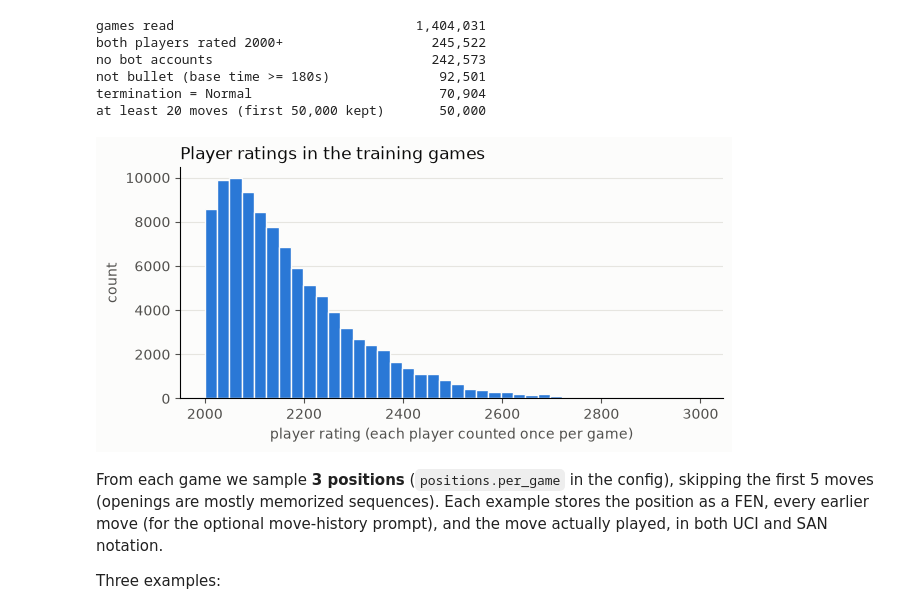
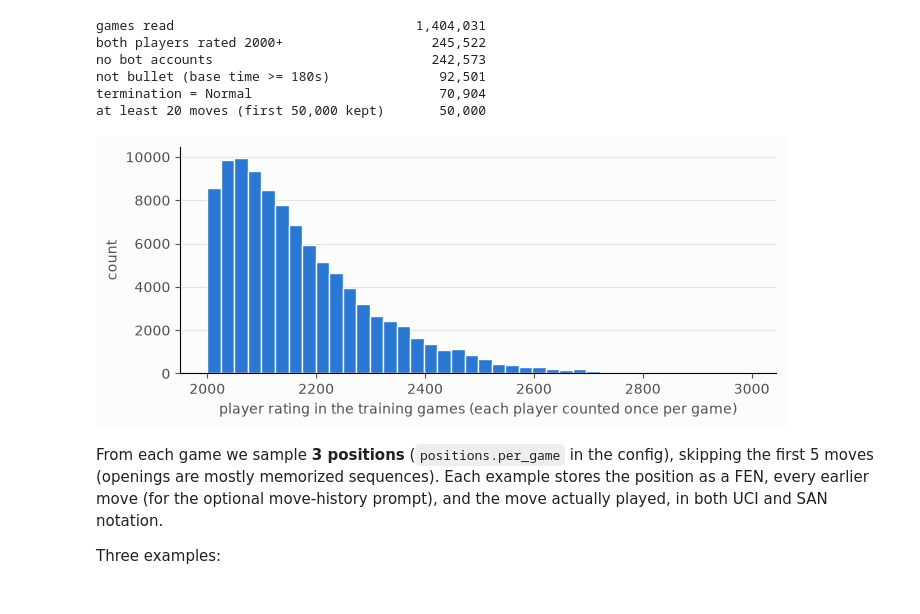
Before and after one commit to adrianapsay/cs289-final-project, a Jupyter notebook: notebooks/01_data_pipeline.ipynb, the cells around one changed output. Cells and saved outputs as stored; diff of their text form; code cells hidden in the pictures.

```diff
--- a/notebooks/01_data_pipeline.ipynb
+++ b/notebooks/01_data_pipeline.ipynb
@@ -19,16 +19,17 @@ import json
 
 import chess
 import chess.svg
-import matplotlib.pyplot as plt
 import pandas as pd
 import yaml
 from IPython.display import SVG, display
 
 from chesslm.config import REPO_ROOT, load_config
-from chesslm import data
+from chesslm import data, plots
 
 cfg = load_config("data")
 SEED = cfg["seed"]
+FIGURES = REPO_ROOT / "results" / "figures"
+FIGURES.mkdir(parents=True, exist_ok=True)
 print(yaml.safe_dump(cfg, sort_keys=False))
 # %% [output]
 seed: 42
@@ -174,10 +155,11 @@ termination = Normal                        70,904
 at least 20 moves (first 50,000 kept)       50,000
 # %%
 one_row_per_game = positions.drop_duplicates("game_id")
-rating_histogram(pd.concat([one_row_per_game.white_elo, one_row_per_game.black_elo]),
-                 "Player ratings in the training games", "player rating (each player counted once per game)")
+plots.histogram(pd.concat([one_row_per_game.white_elo, one_row_per_game.black_elo]),
+                "player rating in the training games (each player counted once per game)",
+                FIGURES / "training_player_ratings.png");
 # %% [output]
-[figure, old version]
+[figure, new version]
 # %% [markdown]
 From each game we sample **3 positions** (`positions.per_game` in the config), skipping the first 5 moves (openings are mostly memorized sequences). Each example stores the position as a FEN, every earlier move (for the optional move-history prompt), and the move actually played, in both UCI and SAN notation.
 
```
Also changed, not shown: parts of 2 cells of this notebook, 17 other files.
